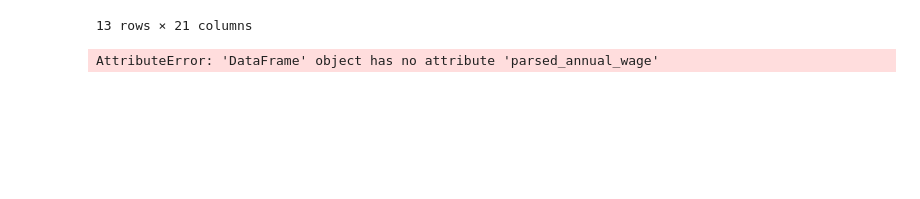
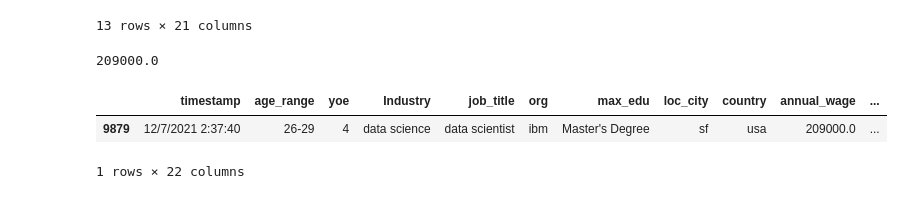
Before and after one commit to vatsal220/medium_articles, a Jupyter notebook: salary_analytics/salary.ipynb, the cells around one changed output. Cells and saved outputs as stored; diff of their text form; code cells hidden in the pictures; blank space fills up the shorter version.

```diff
--- a/salary_analytics/salary.ipynb
+++ b/salary_analytics/salary.ipynb
@@ -522,11 +522,18 @@ d[d['loc_city'] == 'cupertino']
 | 58419 | 12/30/2021 12:57:03 | 18-21 | 6 | retail banking | bank teller | chase | High School Graduate, Diploma or ... | cupertino | usa | 50000.0 | ... |
 13 rows × 21 columns
 # %%
-d['is_ds'] = d['job_title'].apply(lambda x : [True if str(x).lower() in ['data', 'science', 'scientist', 'research'] else False][0])
+d2= d.copy()
+d2['is_ds'] = d2['job_title'].apply(lambda x : [True if str(x).lower() in ['data', 'science', 'data science', 'data scientist', 'research'] else False][0])
 # %%
-d[d['is_ds']==True].parsed_annual_wage.max()
+d2[d2['is_ds']==True].annual_wage.max()
 # %% [output]
-AttributeError: 'DataFrame' object has no attribute 'parsed_annual_wage'
+209000.0
+# %%
+d2[(d2['is_ds'] == True) & (d2['annual_wage'] == 209000) ]
+# %% [output]
+|  | timestamp | age_range | yoe | Industry | job_title | org | max_edu | loc_city | country | annual_wage | ... |
+| 9879 | 12/7/2021 2:37:40 | 26-29 | 4 | data science | data scientist | ibm | Master's Degree | sf | usa | 209000.0 | ... |
+1 rows × 22 columns
 # %%
 import pandas as pd
 import requests
```
